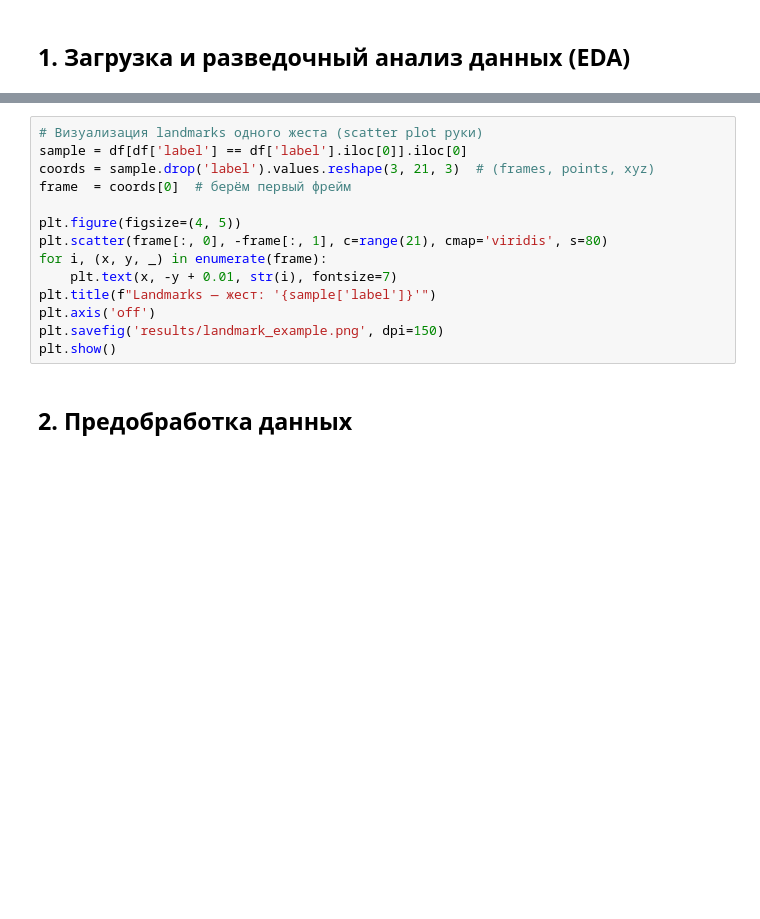
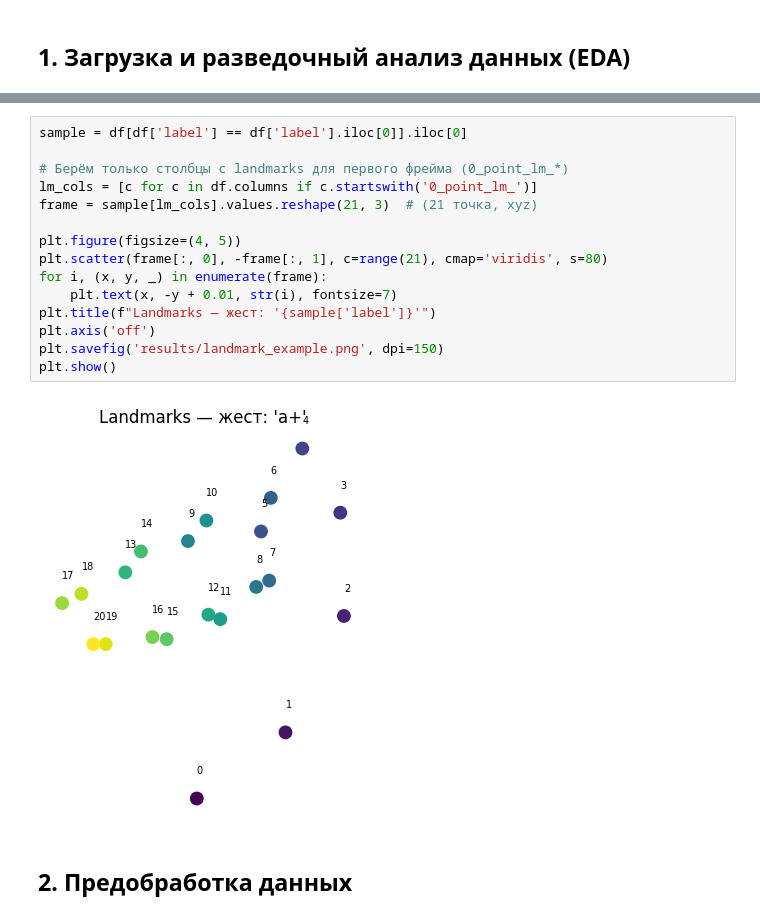
Before and after one commit to sofkline/sign-language-classification, a Jupyter notebook: main.ipynb, the cells around one changed output, grey strips where cells are left out. Saved outputs shown, nothing was run; the diff lists cells and outputs as text; blank space fills up the shorter version.

```diff
--- a/main.ipynb
+++ b/main.ipynb
@@ -68,17 +102,20 @@ plt.show()
 # %%
-# Визуализация landmarks одного жеста (scatter plot руки)
 sample = df[df['label'] == df['label'].iloc[0]].iloc[0]
-coords = sample.drop('label').values.reshape(3, 21, 3)  # (frames, points, xyz)
-frame  = coords[0]  # берём первый фрейм
+
+# Берём только столбцы с landmarks для первого фрейма (0_point_lm_*)
+lm_cols = [c for c in df.columns if c.startswith('0_point_lm_')]
+frame = sample[lm_cols].values.reshape(21, 3)  # (21 точка, xyz)
 
 plt.figure(figsize=(4, 5))
 plt.scatter(frame[:, 0], -frame[:, 1], c=range(21), cmap='viridis', s=80)
 for i, (x, y, _) in enumerate(frame):
     plt.text(x, -y + 0.01, str(i), fontsize=7)
 plt.title(f"Landmarks — жест: '{sample['label']}'")
 plt.axis('off')
 plt.savefig('results/landmark_example.png', dpi=150)
 plt.show()
+# %% [output]
+[figure, added]
 # %% [markdown]
 ## 2. Предобработка данных
 # %%
```
Also changed, not shown: parts of 16 cells of this notebook.
